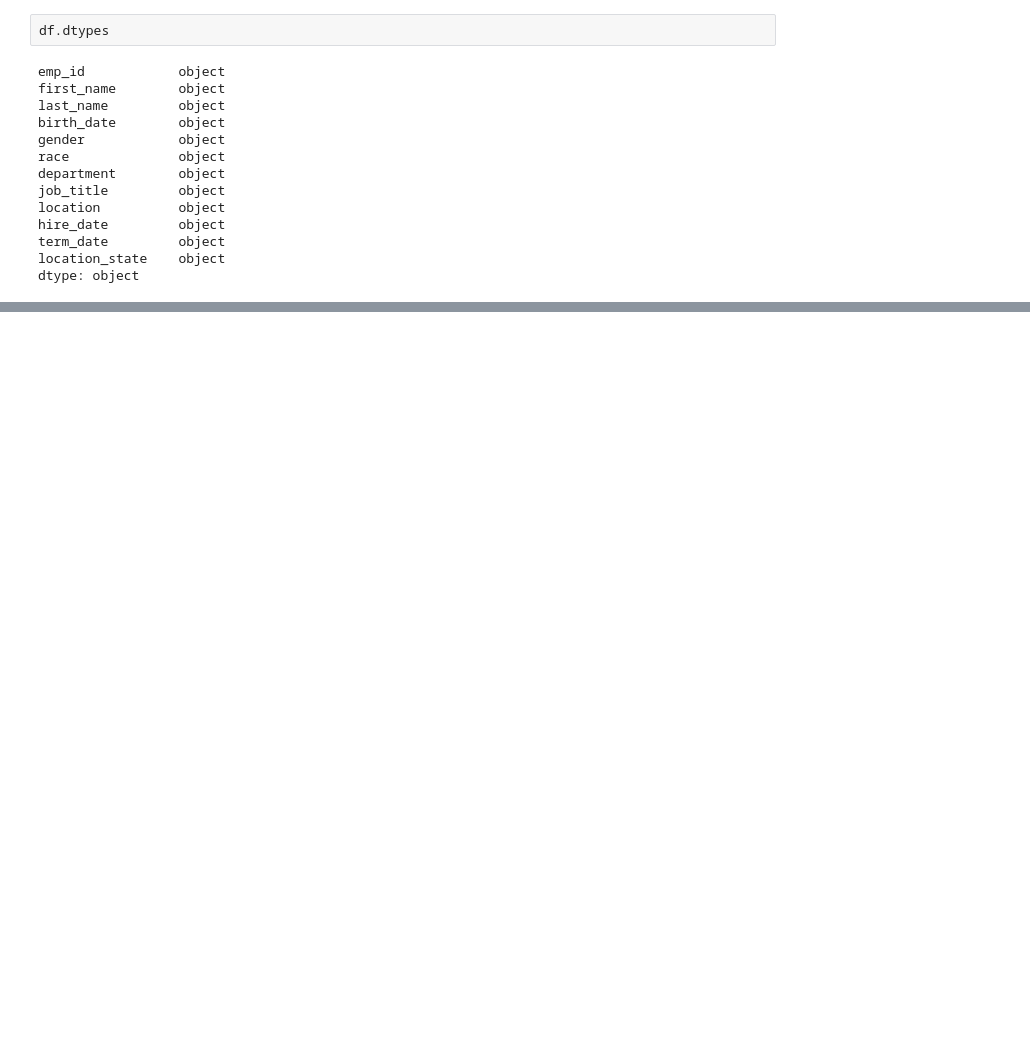
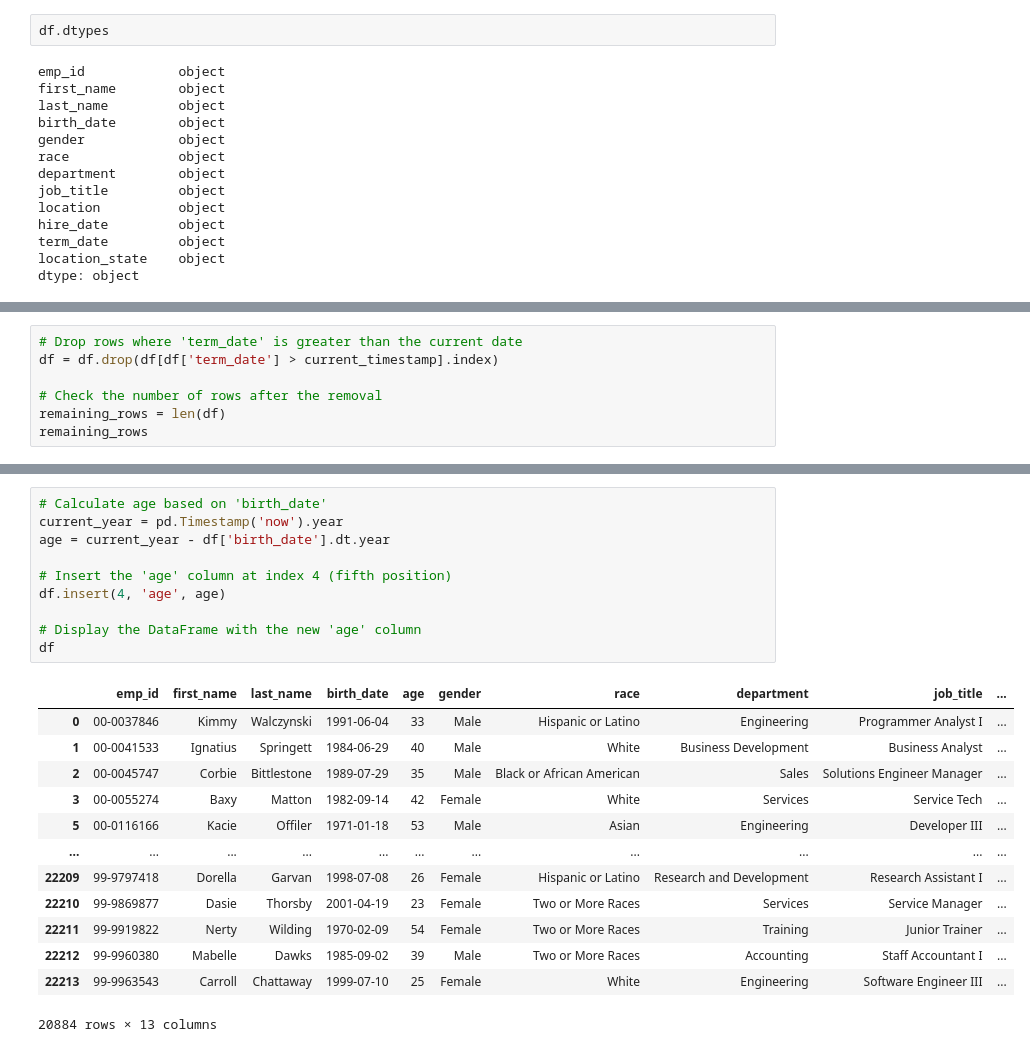
Before and after one commit to JoseMi-Sanchez/people-analytics-case-study, a Jupyter notebook: notebooks/main.ipynb, the cells around one changed output, grey strips where cells are left out. Saved outputs shown, nothing was run; the diff lists cells and outputs as text; blank space fills up the shorter version.

```diff
--- a/notebooks/main.ipynb
+++ b/notebooks/main.ipynb
@@ -273,0 +304,7 @@ memory usage: 2.2+ MB
+# %%
+# Drop rows where 'term_date' is greater than the current date
+df = df.drop(df[df['term_date'] > current_timestamp].index)
+
+# Check the number of rows after the removal
+remaining_rows = len(df)
+remaining_rows
@@ -273,0 +348,24 @@ memory usage: 2.2+ MB
+# %%
+# Calculate age based on 'birth_date'
+current_year = pd.Timestamp('now').year
+age = current_year - df['birth_date'].dt.year
+
+# Insert the 'age' column at index 4 (fifth position)
+df.insert(4, 'age', age)
+
+# Display the DataFrame with the new 'age' column
+df
+# %% [output]
+|  | emp_id | first_name | last_name | birth_date | age | gender | race | department | job_title | ... |
+| 0 | 00-0037846 | Kimmy | Walczynski | 1991-06-04 | 33 | Male | Hispanic or Latino | Engineering | Programmer Analyst I | ... |
+| 1 | 00-0041533 | Ignatius | Springett | 1984-06-29 | 40 | Male | White | Business Development | Business Analyst | ... |
+| 2 | 00-0045747 | Corbie | Bittlestone | 1989-07-29 | 35 | Male | Black or African American | Sales | Solutions Engineer Manager | ... |
+| 3 | 00-0055274 | Baxy | Matton | 1982-09-14 | 42 | Female | White | Services | Service Tech | ... |
+| 5 | 00-0116166 | Kacie | Offiler | 1971-01-18 | 53 | Male | Asian | Engineering | Developer III | ... |
+| ... | ... | ... | ... | ... | ... | ... | ... | ... | ... | ... |
+| 22209 | 99-9797418 | Dorella | Garvan | 1998-07-08 | 26 | Female | Hispanic or Latino | Research and Development | Research Assistant I | ... |
+| 22210 | 99-9869877 | Dasie | Thorsby | 2001-04-19 | 23 | Female | Two or More Races | Services | Service Manager | ... |
+| 22211 | 99-9919822 | Nerty | Wilding | 1970-02-09 | 54 | Female | Two or More Races | Training | Junior Trainer | ... |
+| 22212 | 99-9960380 | Mabelle | Dawks | 1985-09-02 | 39 | Male | Two or More Races | Accounting | Staff Accountant I | ... |
+| 22213 | 99-9963543 | Carroll | Chattaway | 1999-07-10 | 25 | Female | White | Engineering | Software Engineer III | ... |
+20884 rows × 13 columns
```
Also changed, not shown: parts of 16 cells of this notebook.
